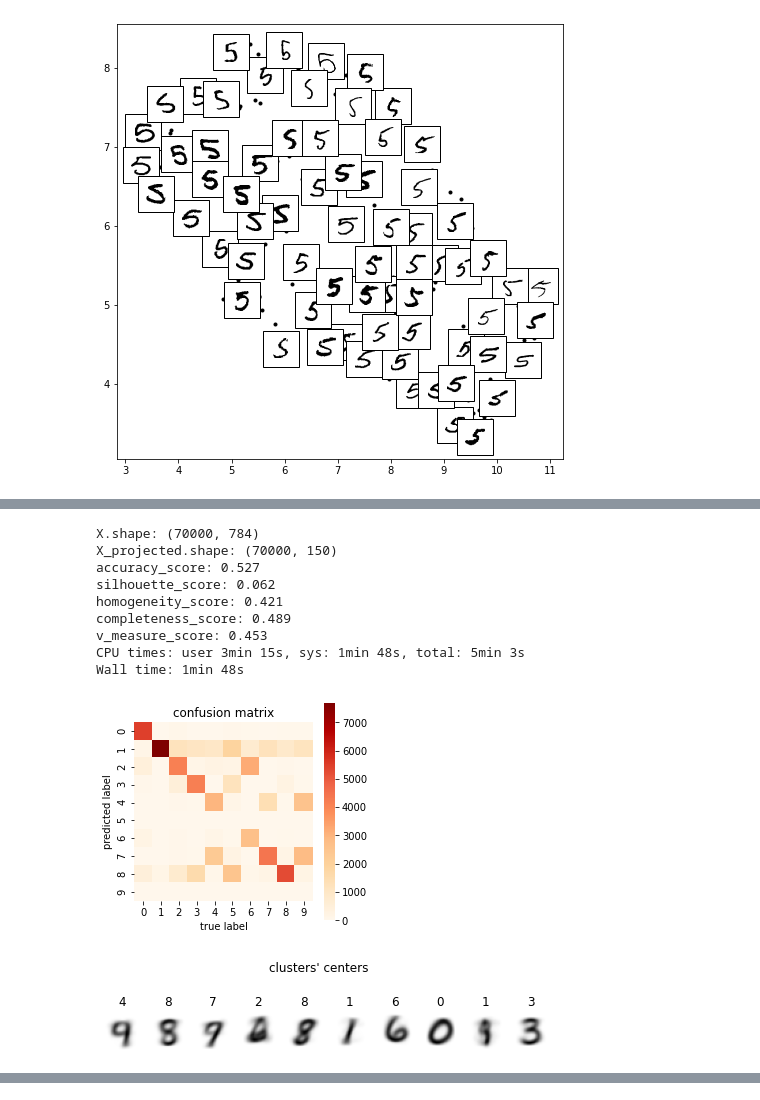
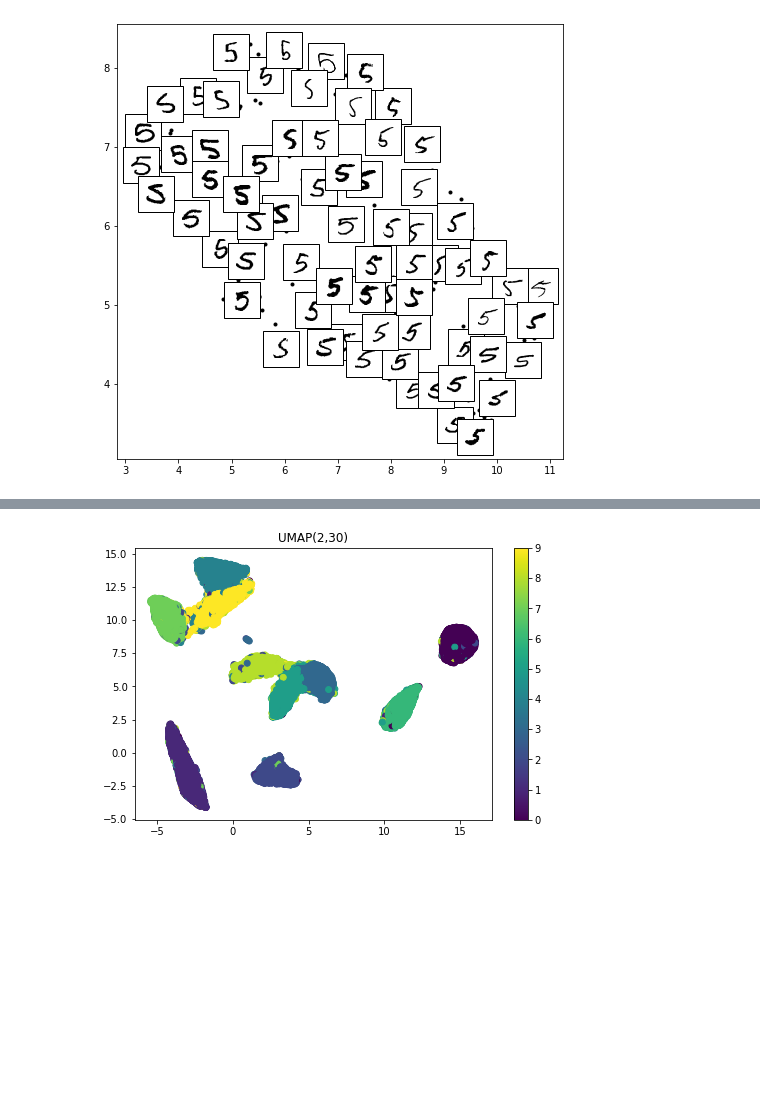
Before and after one commit to MitrofanovDmitry/study, a Jupyter notebook: practice/59 clustering/4.ipynb, the cells around one changed output, grey strips where cells are left out. Drawn from its saved outputs; the diff is of its cells as text; code cells hidden in the pictures; blank space fills up the shorter version.

```diff
--- a/practice/59 clustering/4.ipynb
+++ b/practice/59 clustering/4.ipynb
@@ -234,18 +217,5 @@ Wall time: 4min 31s
-# %%
-%%time
-# PCA(150) + MiniBatchKMeans
-km = MiniBatchKMeans(n_clusters=10, n_init=10, random_state=1)
-clusters = km.fit_predict(X_pca_150)
-show_report(X, y, X_pca_150, clusters)
-# %% [output]
-X.shape: (70000, 784)
-X_projected.shape: (70000, 150)
-accuracy_score: 0.527
-silhouette_score: 0.062
-homogeneity_score: 0.421
-completeness_score: 0.489
-v_measure_score: 0.453
-CPU times: user 3min 15s, sys: 1min 48s, total: 5min 3s
-Wall time: 1min 48s
-[figure, removed]
-[figure, removed]
+# %%
+%%time
+# UMAP(2,30)
+scatter_2dim(X_umap_2_30, y, 'UMAP(2,30)')
+# %% [output]
@@ -252,3 +224,4 @@ Wall time: 1min 48s
+[figure, added]
 # %%
 %%time
 # UMAP(2) + MiniBatchKMeans
```
Also changed, not shown: parts of 11 cells of this notebook.
